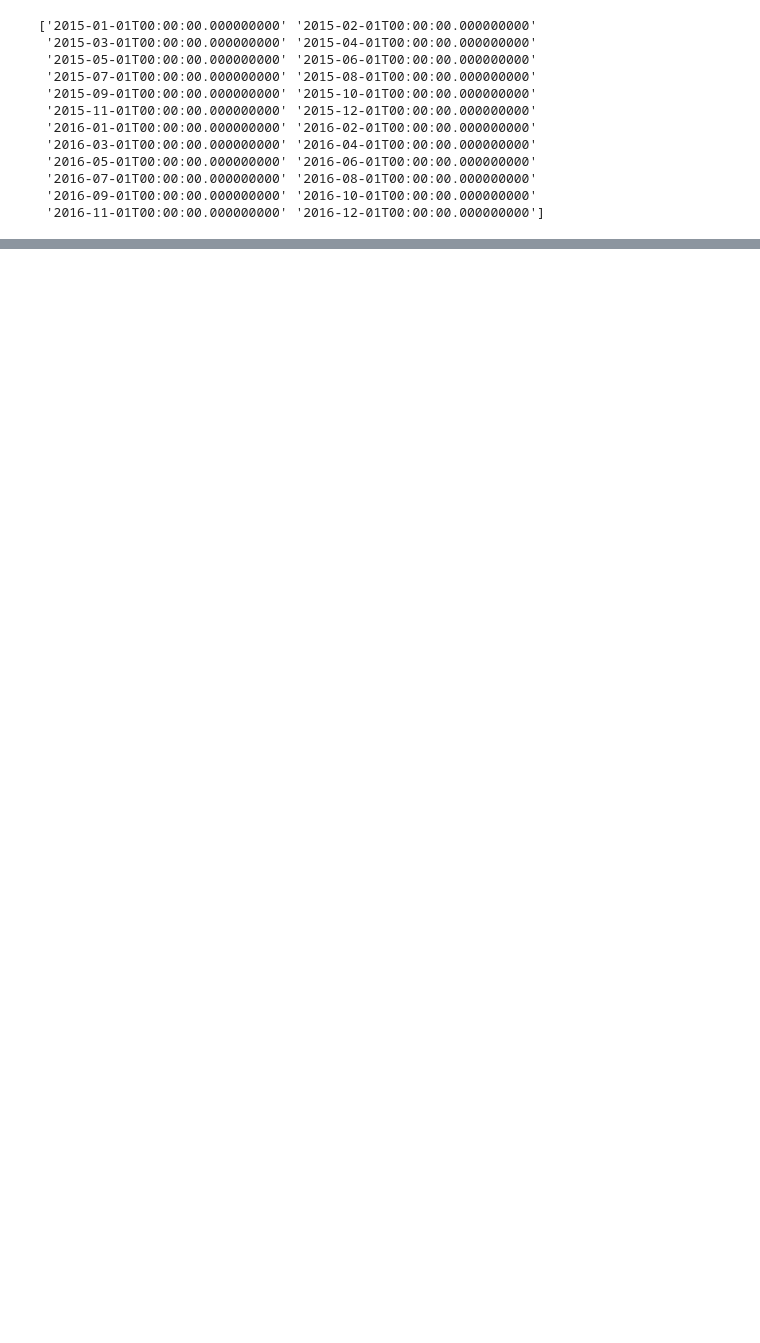
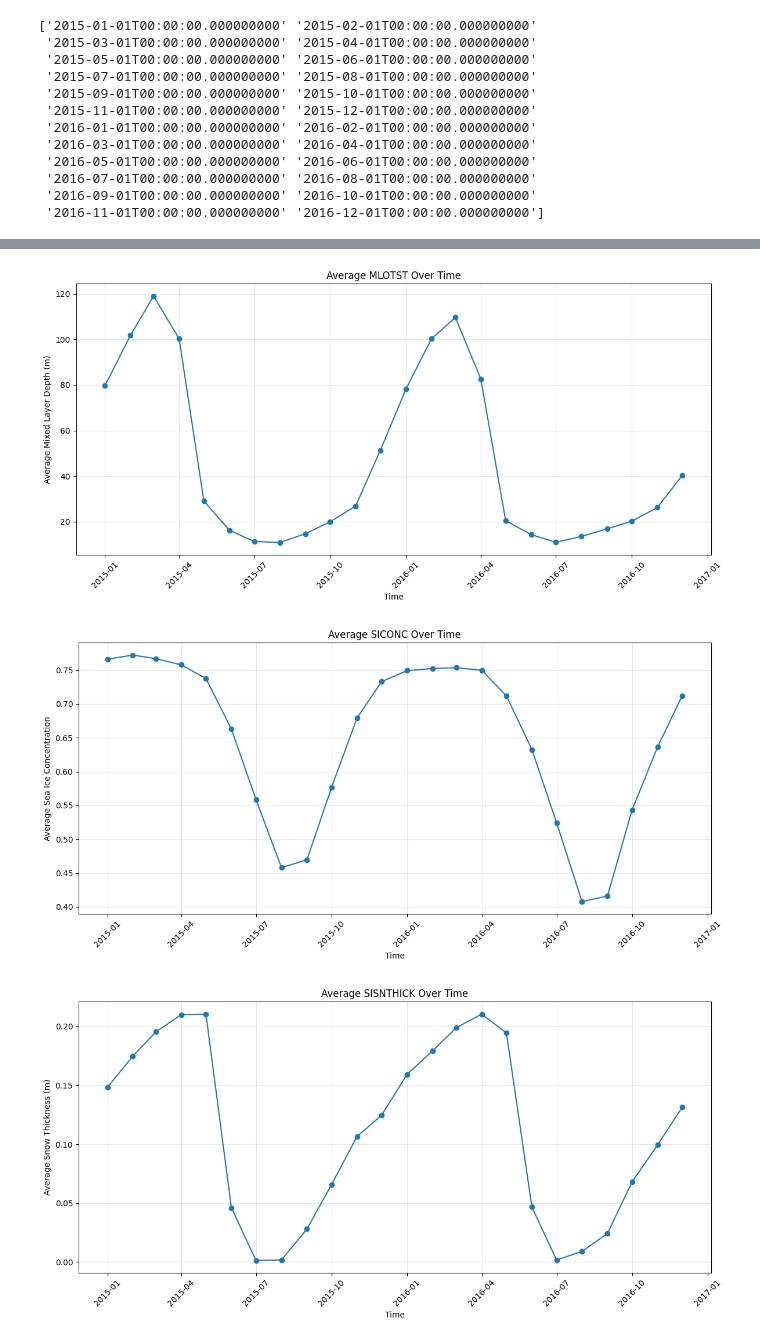
Before and after one commit to hrobjarturh/CMEMS-data-handling, a Jupyter notebook: notebooks/open.ipynb, the cells around one changed output, grey strips where cells are left out. Saved outputs shown, nothing was run; the diff lists cells and outputs as text; code cells hidden in the pictures; blank space fills up the shorter version.

Commit message:
added all plots

```diff
--- a/notebooks/open.ipynb
+++ b/notebooks/open.ipynb
@@ -95,0 +139,42 @@ plt.show()
+# %%
+variables = ['mlotst', 'siconc', 'sisnthick', 'so', 'thetao', 'vxsi', 'vysi']
+
+unique_times = np.unique(ds.time.values)
+
+for var in variables:
+    # Create a time series plot for each variable
+    plt.figure(figsize=(12, 6))
+
+    # Calculate mean values for each time
+    mean_values = []
+    for time in unique_times:
+        data = ds.sel(time=time)[var].values.flatten()
+        mean_values.append(np.nanmean(data))
+
+    plt.plot(unique_times, mean_values, marker='o')
+
+    plt.xlabel('Time')
+
+    # Set appropriate y-label based on variable
+    labels = {
+        'mlotst': 'Average Mixed Layer Depth (m)',
+        'siconc': 'Average Sea Ice Concentration',
+        'sisnthick': 'Average Snow Thickness (m)',
+        'so': 'Average Salinity',
+        'thetao': 'Average Temperature (°C)',
+        'vxsi': 'Average Sea Ice X Velocity (m/s)',
+        'vysi': 'Average Sea Ice Y Velocity (m/s)'
+    }
+    plt.ylabel(labels[var])
+
+    plt.title(f'Average {var.upper()} Over Time')
+    plt.grid(True, alpha=0.3)
+    plt.xticks(rotation=45)
+    plt.tight_layout()
+
+    save_path = '../Exercise_Week7/plots/mean_overtime/'
+    plt.savefig(f'{save_path}{var}_mean_overtime.png', bbox_inches='tight', dpi=300)
+# %% [output]
+[figure, added]
+[figure, added]
+[figure, added]
```
Also changed, not shown: parts of 6 cells of this notebook, 37 other files.
